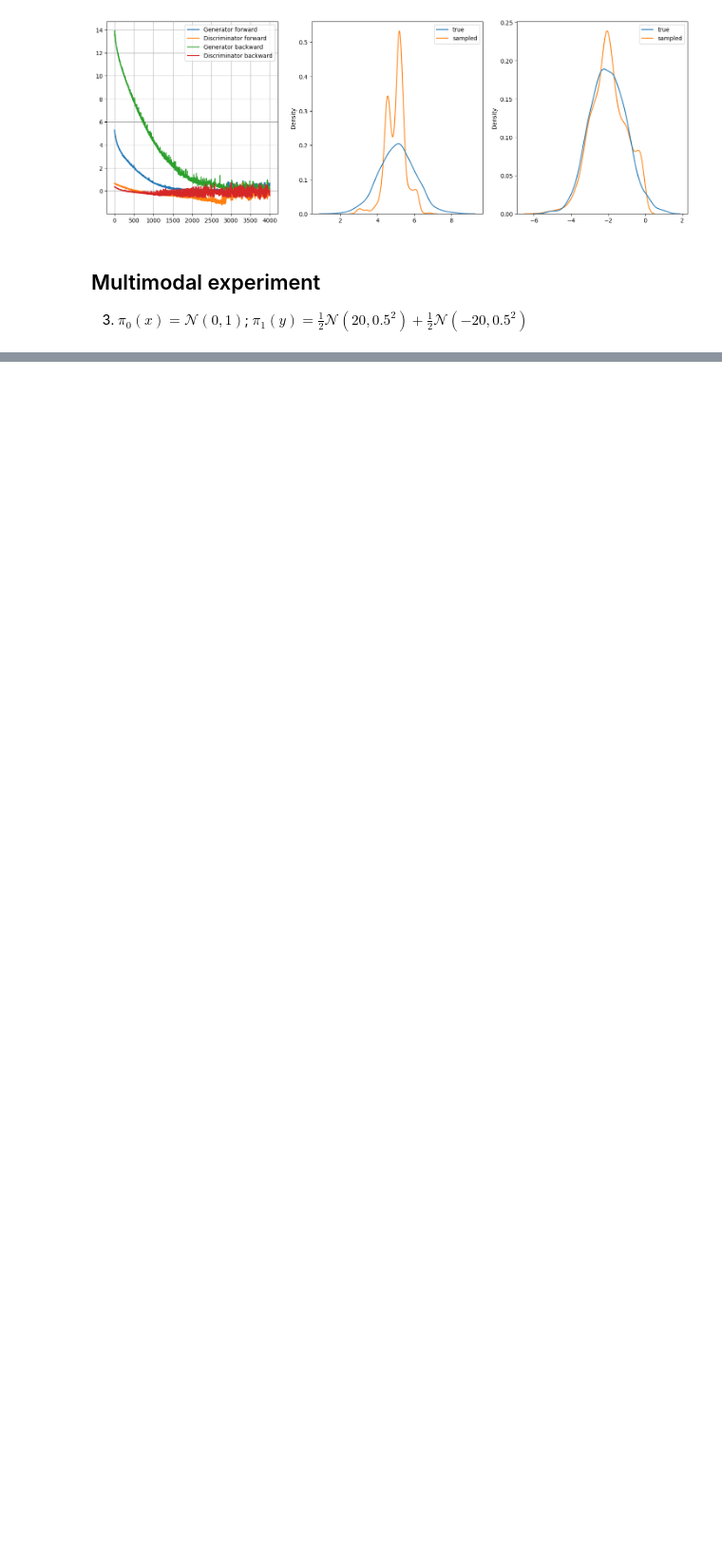
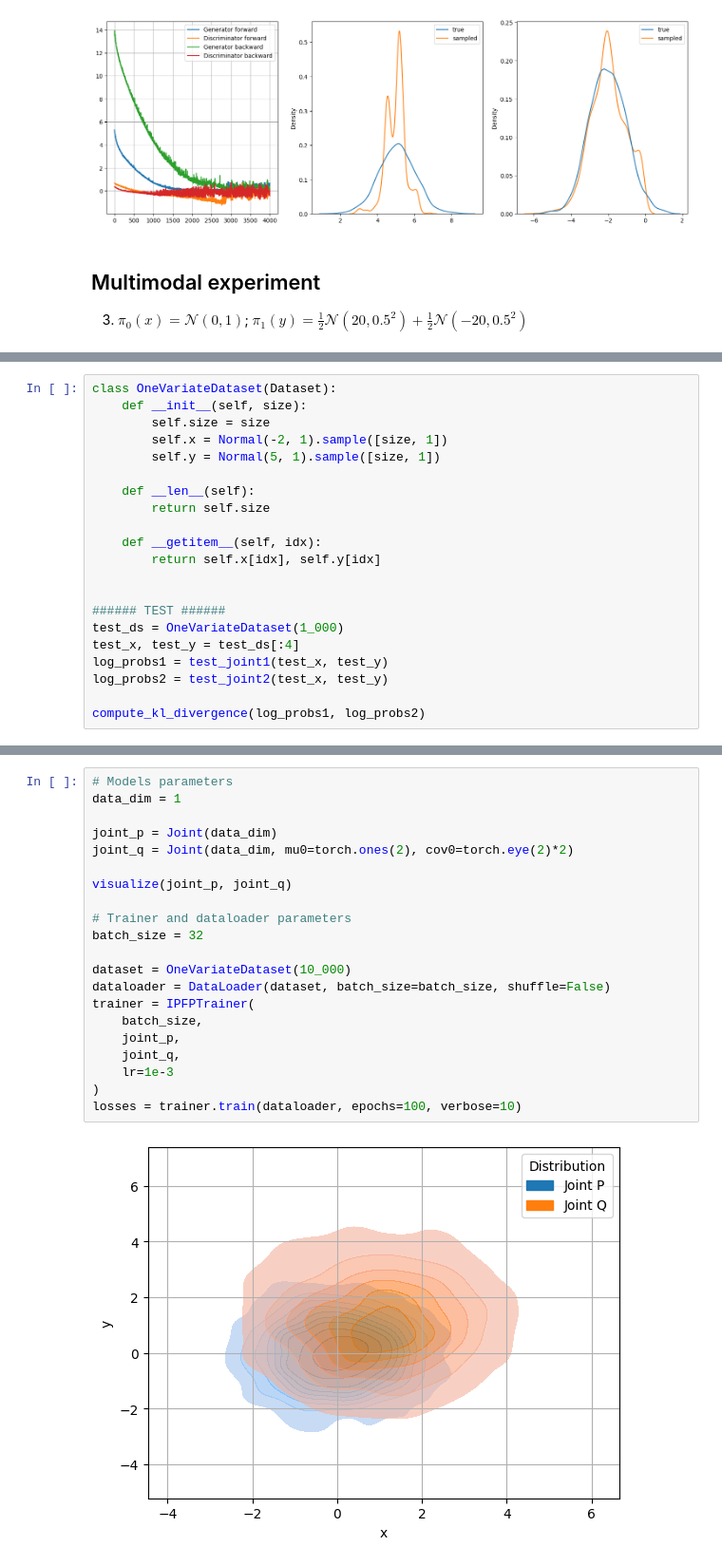
Before and after one commit to gregkseno/masters-thesis, a Jupyter notebook: code/main.ipynb, the cells around one changed output, grey strips where cells are left out. Shown at 95% size. Drawn from its saved outputs; the diff is of its cells as text; blank space fills up the shorter version.

```diff
--- a/code/main.ipynb
+++ b/code/main.ipynb
@@ -874,0 +1546,21 @@ plt.show()
+# %%
+class OneVariateDataset(Dataset):
+    def __init__(self, size):
+        self.size = size
+        self.x = Normal(-2, 1).sample([size, 1])
+        self.y = Normal(5, 1).sample([size, 1])
+
+    def __len__(self):
+        return self.size
+
+    def __getitem__(self, idx):
+        return self.x[idx], self.y[idx]
+
+
+###### TEST ######
+test_ds = OneVariateDataset(1_000)
+test_x, test_y = test_ds[:4]
+log_probs1 = test_joint1(test_x, test_y)
+log_probs2 = test_joint2(test_x, test_y)
+
+compute_kl_divergence(log_probs1, log_probs2)
@@ -874,0 +1569,23 @@ plt.show()
+# %%
+# Models parameters
+data_dim = 1
+
+joint_p = Joint(data_dim)
+joint_q = Joint(data_dim, mu0=torch.ones(2), cov0=torch.eye(2)*2)
+
+visualize(joint_p, joint_q)
+
+# Trainer and dataloader parameters
+batch_size = 32
+
+dataset = OneVariateDataset(10_000)
+dataloader = DataLoader(dataset, batch_size=batch_size, shuffle=False)
+trainer = IPFPTrainer(
+    batch_size,
+    joint_p,
+    joint_q,
+    lr=1e-3
+)
+losses = trainer.train(dataloader, epochs=100, verbose=10)
+# %% [output]
+[figure, added]
```
Also changed, not shown: parts of 34 cells of this notebook, 1 other file.
